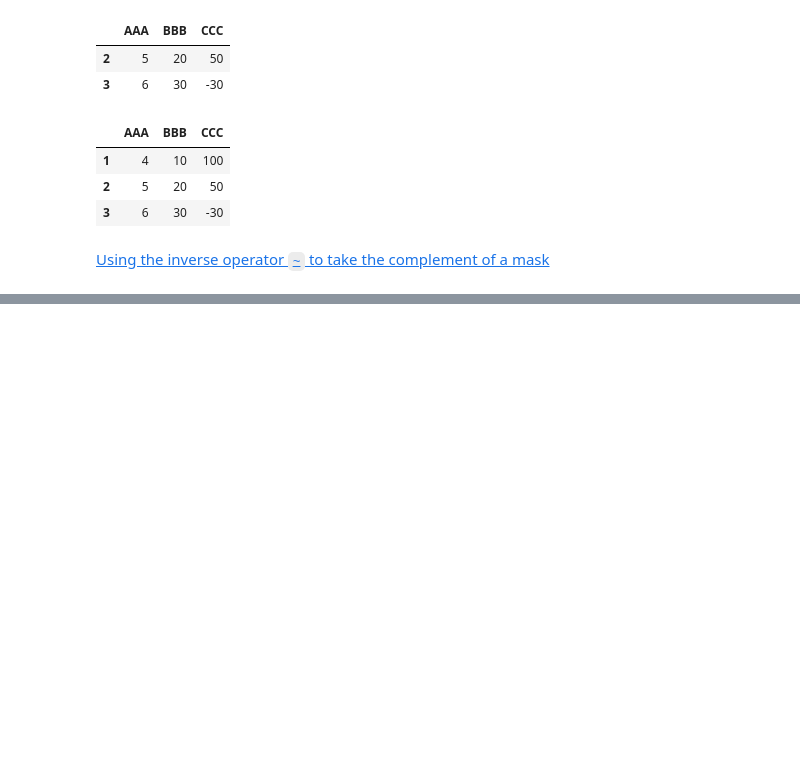
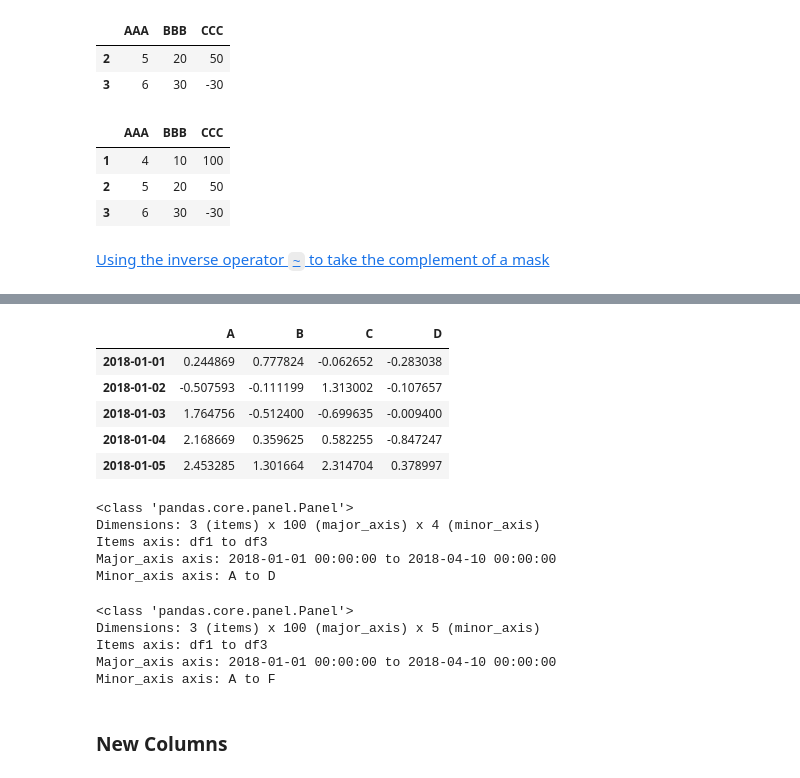
Before and after one commit to bgroveben/python3_machine_learning_projects, a Jupyter notebook: learn_kaggle/pandas/pandas_cookbook.ipynb, the cells around one changed output, grey strips where cells are left out. Saved outputs shown, nothing was run; the diff lists cells and outputs as text; code cells hidden in the pictures; blank space fills up the shorter version.

Commit message:
Manipulating data in pandas Panel objects

```diff
--- a/learn_kaggle/pandas/pandas_cookbook.ipynb
+++ b/learn_kaggle/pandas/pandas_cookbook.ipynb
@@ -338,0 +357,9 @@ df2.loc[1:3]
+# %%
+rng = pd.date_range('1/1/2018',periods=100,freq='D')
+# %%
+data = np.random.randn(100,4)
+# %%
+print(rng[:5])
+print()
+print(data[:5])
+cols = ['A','B','C','D']; cols
@@ -338,0 +377,29 @@ df2.loc[1:3]
+# %%
+# Another reason why Python is so wonderful:
+df1, df2, df3 = pd.DataFrame(data, rng, cols), pd.DataFrame(data, rng, cols), pd.DataFrame(data, rng, cols)
+df1[:5]
+# %% [output]
+|  | A | B | C | D |
+| 2018-01-01 | 0.244869 | 0.777824 | -0.062652 | -0.283038 |
+| 2018-01-02 | -0.507593 | -0.111199 | 1.313002 | -0.107657 |
+| 2018-01-03 | 1.764756 | -0.512400 | -0.699635 | -0.009400 |
+| 2018-01-04 | 2.168669 | 0.359625 | 0.582255 | -0.847247 |
+| 2018-01-05 | 2.453285 | 1.301664 | 2.314704 | 0.378997 |
+# %%
+pf = pd.Panel({'df1':df1,'df2':df2,'df3':df3});pf
+# %% [output]
+<class 'pandas.core.panel.Panel'>
+Dimensions: 3 (items) x 100 (major_axis) x 4 (minor_axis)
+Items axis: df1 to df3
+Major_axis axis: 2018-01-01 00:00:00 to 2018-04-10 00:00:00
+Minor_axis axis: A to D
+# %%
+pf.loc[:,:,'F'] = pd.DataFrame(data,rng,cols);pf
+# %% [output]
+<class 'pandas.core.panel.Panel'>
+Dimensions: 3 (items) x 100 (major_axis) x 5 (minor_axis)
+Items axis: df1 to df3
+Major_axis axis: 2018-01-01 00:00:00 to 2018-04-10 00:00:00
+Minor_axis axis: A to F
+# %% [markdown]
+### New Columns
```
Also changed, not shown: parts of 5 cells of this notebook.
